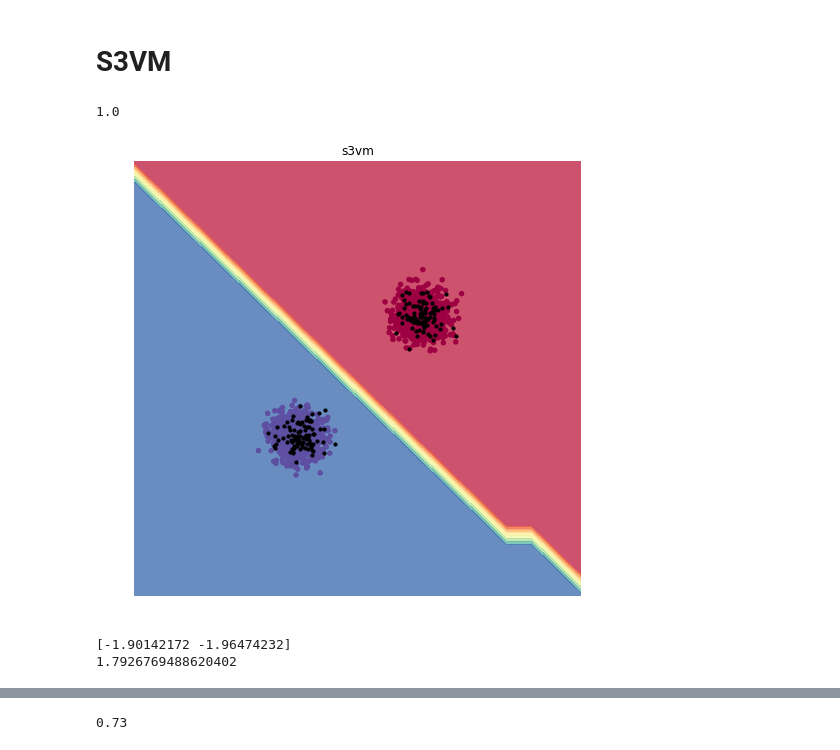
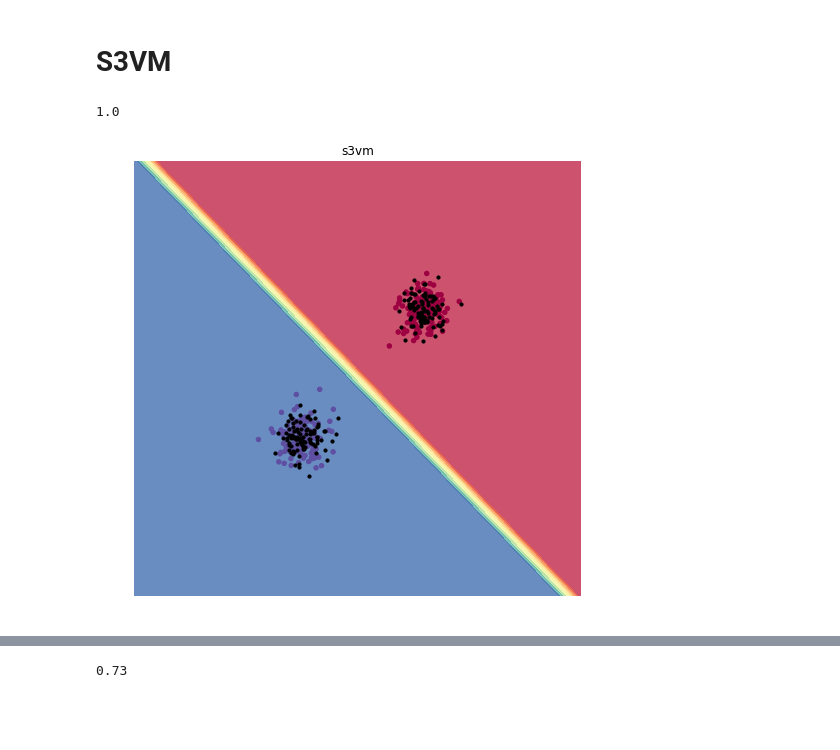
Before and after one commit to Raphael-LASRY/Machine-Learning, a Jupyter notebook: ml_project.ipynb, the cells around one changed output, grey strips where cells are left out. Drawn from its saved outputs; the diff is of its cells as text; code cells hidden in the pictures; blank space fills up the shorter version.

```diff
--- a/ml_project.ipynb
+++ b/ml_project.ipynb
@@ -130,6 +130,7 @@ class S3VMClassifier():
         self.C_ = C_
         self.lr = lr
         self.s = s
+        self.loss_list = []
         self.X = None
         self.Y = None
         self.X_ = None
@@ -200,6 +201,7 @@ class S3VMClassifier():
                 gw[i] = self.gradient_loss(gamma, labelled)
                 dw += gw[i]
                 self.w -= self.lr / min((k + 1) + ep * (n + m), n + m) * dw
+            self.loss_list.append(self.loss(gamma))
 
     def fit(self, X, Y, X_, epochs=3, iter_gamma=5, w=None, b=None): # epochs pour la minimisation, iter_gamma pour le nombre de gamma
         """
@@ -347,43 +349,37 @@ class SAGClassifier(Model):
 # %%
 import matplotlib.pyplot as plt
 
-n = 1000
+n = 150
 m = 100
 sigma = 0.01
 
 x = np.concatenate(
     (np.random.multivariate_normal([0,0], [[sigma, 0], [0, sigma]], n),
      np.random.multivariate_normal([1,1], [[sigma, 0], [0, sigma]], n))
 )
 
 y = np.concatenate((np.ones(n), -np.ones(n)))
 
 x_ = np.concatenate(
     (np.random.multivariate_normal([0,0], [[sigma, 0], [0, sigma]], m),
      np.random.multivariate_normal([1,1], [[sigma, 0], [0, sigma]], m))
 )
 
 # s3vm = SAGClassifier()
 # s3vm.fit(x, y)
 
 s3vm = S3VMClassifier()
 s3vm.fit(x, y, x_, epochs = 5)
 print(s3vm.accuracy(x, y))
 
 fig, ax = plt.subplots(figsize=(8,8))
 plot_contours(ax, s3vm, x, y, alpha=0.8)
 ax.scatter(x[:, 0], x[:, 1], c=y, s=10, cmap=plt.cm.Spectral)
 ax.scatter(x_[:, 0], x_[:, 1], c='black', s=10)
 ax.set_title("s3vm")
 # ax.set_title("sagc")
 
 plt.show()
 # %% [output]
 1.0
-[figure, old version]
+[figure, new version]
-# %%
-print(s3vm.w)
-print(s3vm.b)
-# %% [output]
-[-1.90142172 -1.96474232]
-1.7926769488620402
```
Also changed, not shown: parts of 1 cell of this notebook.
